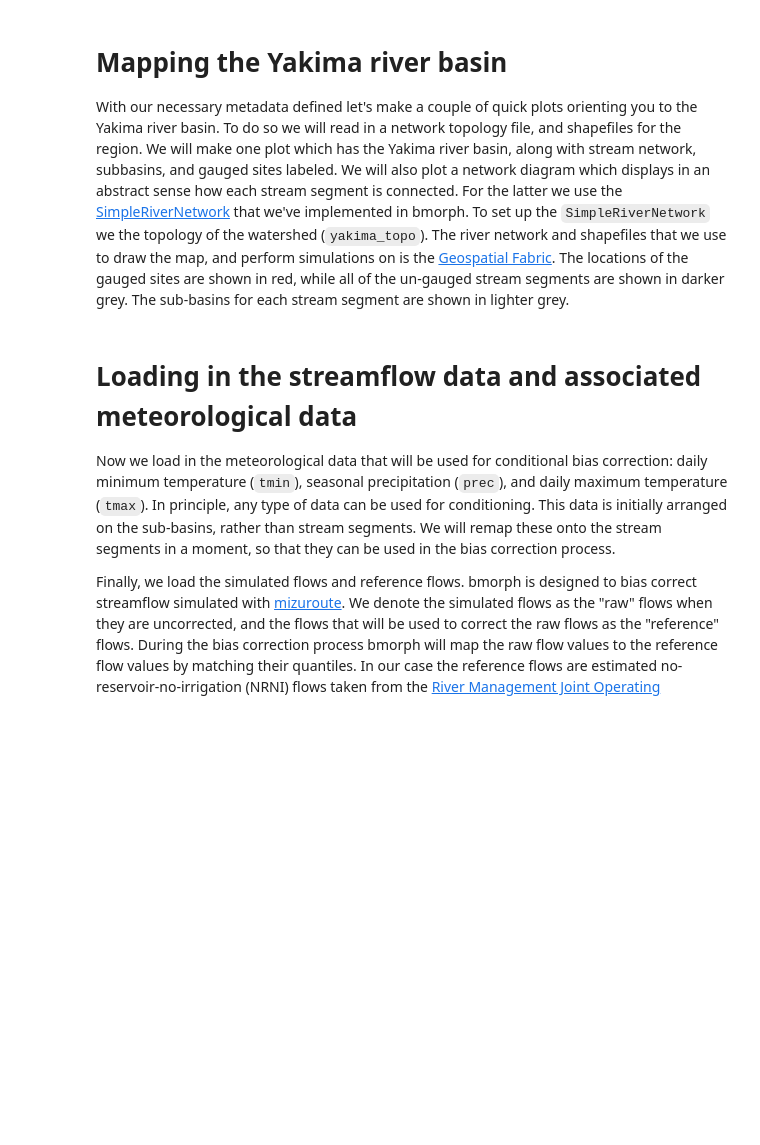
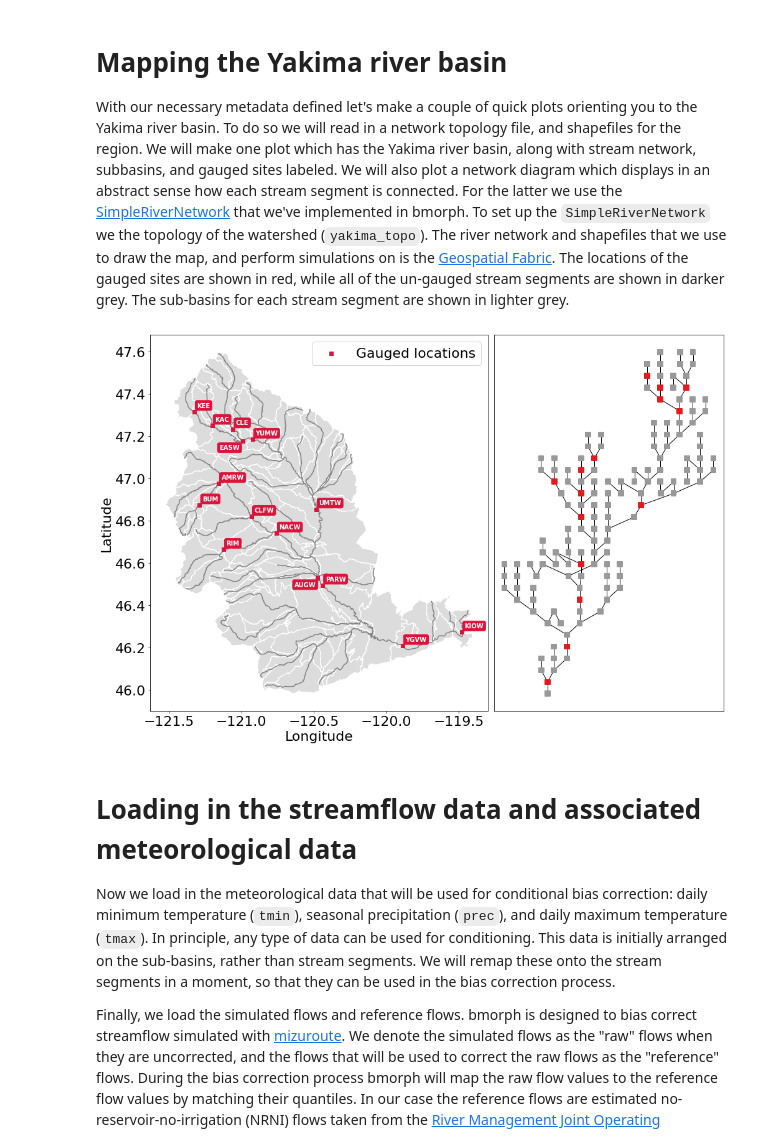
Before and after one commit to UW-Hydro/bmorph, a Jupyter notebook: tutorial/bmorph_tutorial.ipynb, the cells around one changed output. Cells and saved outputs as stored; diff of their text form; code cells hidden in the pictures; blank space fills up the shorter version.

```diff
--- a/tutorial/bmorph_tutorial.ipynb
+++ b/tutorial/bmorph_tutorial.ipynb
@@ -133,33 +153,36 @@ yakima_hru = gpd.read_file('./yakima_workflow/gis_data/yakima_hru.shp').to_crs("
 yakima_seg = gpd.read_file('./yakima_workflow/gis_data/yakima_seg.shp').to_crs("EPSG:4326")
 
 fig, axes = plt.subplots(1, 2, figsize=(14, 9), gridspec_kw={'width_ratios': [1.5, 1]})
+axes[1].invert_xaxis() # flip makes nodes line up better with map
 
 # Plot the subbasins and stream segments
 ax = yakima_hru.plot(color='gainsboro', edgecolor='white', ax=axes[0])
 yakima_seg.plot(ax=ax, color='grey')
 
 # Plot the reference flow sites
 ref_lats = yakima_seg[yakima_seg['seg_id'].isin(ref_segs)]['end_lat']
 ref_lons = yakima_seg[yakima_seg['seg_id'].isin(ref_segs)]['end_lon']
 ref_names = [seg_to_site[s] for s in yakima_seg[yakima_seg['seg_id'].isin(ref_segs)]['seg_id']]
 ax.scatter(ref_lons, ref_lats, color='crimson', zorder=100, marker='s', label='Gauged locations')
 for name, lat, lon in zip(ref_names, ref_lats, ref_lons):
     if name in ['AUGW', 'EASW']:
         # Set labels at a slightly different position so we don't have overlaps
         offset_x, offset_y = -0.16, -0.04
     else:
         offset_x, offset_y = 0.02, 0.02
     ax.text(lon+offset_x, lat+offset_y, name, fontsize=10, color='white', weight='bold',
             bbox=dict(boxstyle="round", ec='crimson', fc='crimson', ),)
 ax.legend()
 ax.set_xlabel('Longitude')
 ax.set_ylabel('Latitude')
 
 # Now plot the abstracted river network, with gauged sites highlighted
 yakima_srn = SimpleRiverNetwork(yakima_topo)
 yakima_srn.draw_network(color_measure=yakima_srn.generate_node_highlight_map(ref_segs),
                         cmap=mpl.cm.get_cmap('Set1_r'), ax=axes[1], node_size=60)
 plt.tight_layout(pad=0)
+# %% [output]
+[figure, added]
 # %% [markdown]
 # Loading in the streamflow data and associated meteorological data
 
```
Also changed, not shown: parts of 28 cells of this notebook, 5 other files.
